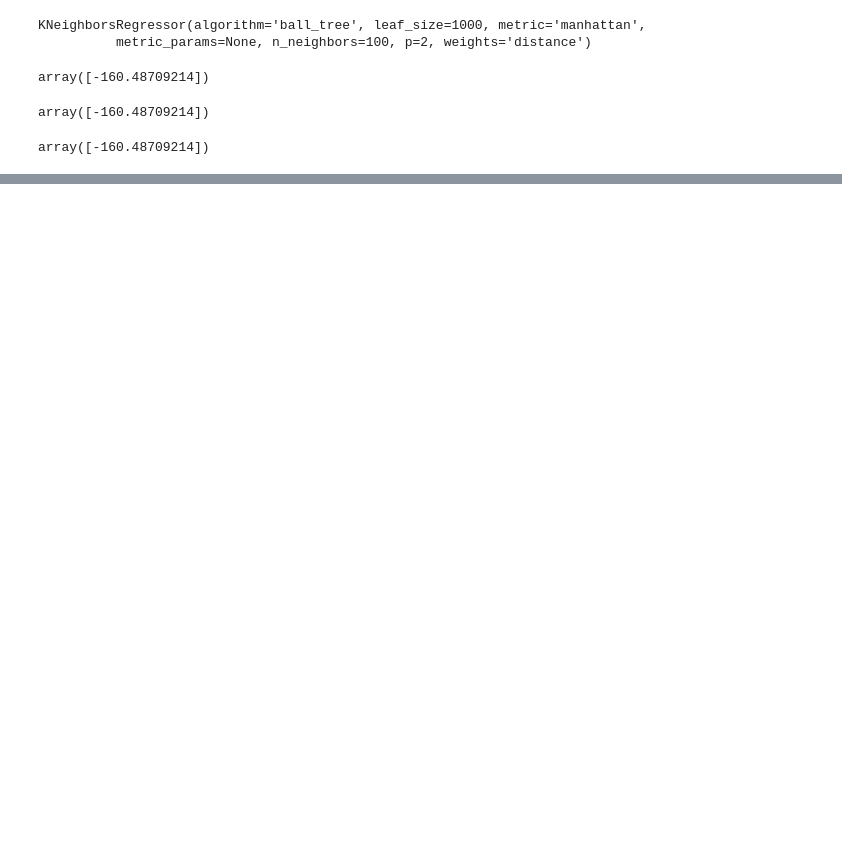
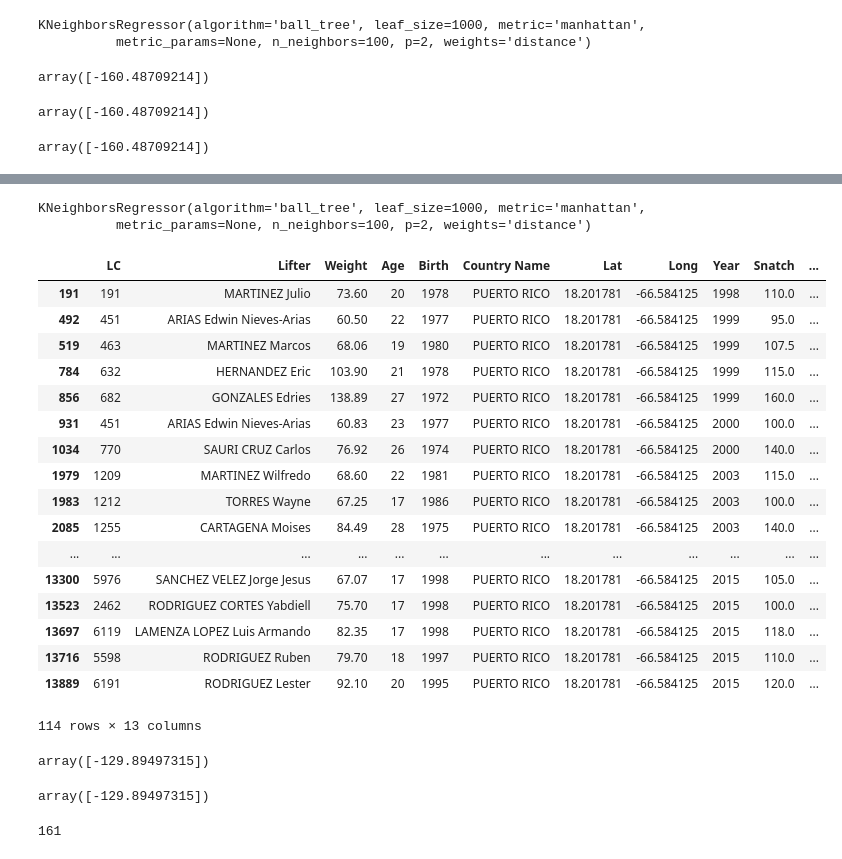
Before and after one commit to nelabdiel/IoK, a Jupyter notebook: datatopickle.ipynb, the cells around one changed output, grey strips where cells are left out. Drawn from its saved outputs; the diff is of its cells as text; code cells hidden in the pictures; blank space fills up the shorter version.

Commit message:
improving model

```diff
--- a/datatopickle.ipynb
+++ b/datatopickle.ipynb
@@ -69,0 +252,5 @@ from scipy import sparse
+# %%
+#opens the file to make sure it worked
+with open('recent_geo.pkl', 'rb') as input:
+    rgeo = pickle.load(input)
+r_geo = rgeo.recgeo
@@ -69,0 +280,30 @@ from scipy import sparse
+# %%
+nei.fit(X_train, y_train)
+# %% [output]
+KNeighborsRegressor(algorithm='ball_tree', leaf_size=1000, metric='manhattan',
+          metric_params=None, n_neighbors=100, p=2, weights='distance')
+# %%
+r_geo[r_geo['Country Name']=='PUERTO RICO']
+# %% [output]
+|  | LC | Lifter | Weight | Age | Birth | Country Name | Lat | Long | Year | Snatch | ... |
+| 191 | 191 | MARTINEZ Julio | 73.60 | 20 | 1978 | PUERTO RICO | 18.201781 | -66.584125 | 1998 | 110.0 | ... |
+| 492 | 451 | ARIAS Edwin Nieves-Arias | 60.50 | 22 | 1977 | PUERTO RICO | 18.201781 | -66.584125 | 1999 | 95.0 | ... |
+| 519 | 463 | MARTINEZ Marcos | 68.06 | 19 | 1980 | PUERTO RICO | 18.201781 | -66.584125 | 1999 | 107.5 | ... |
+| 784 | 632 | HERNANDEZ Eric | 103.90 | 21 | 1978 | PUERTO RICO | 18.201781 | -66.584125 | 1999 | 115.0 | ... |
+| 856 | 682 | GONZALES Edries | 138.89 | 27 | 1972 | PUERTO RICO | 18.201781 | -66.584125 | 1999 | 160.0 | ... |
+| 931 | 451 | ARIAS Edwin Nieves-Arias | 60.83 | 23 | 1977 | PUERTO RICO | 18.201781 | -66.584125 | 2000 | 100.0 | ... |
+| 1034 | 770 | SAURI CRUZ Carlos | 76.92 | 26 | 1974 | PUERTO RICO | 18.201781 | -66.584125 | 2000 | 140.0 | ... |
+| 1979 | 1209 | MARTINEZ Wilfredo | 68.60 | 22 | 1981 | PUERTO RICO | 18.201781 | -66.584125 | 2003 | 115.0 | ... |
+| 1983 | 1212 | TORRES Wayne | 67.25 | 17 | 1986 | PUERTO RICO | 18.201781 | -66.584125 | 2003 | 100.0 | ... |
+| 2085 | 1255 | CARTAGENA Moises | 84.49 | 28 | 1975 | PUERTO RICO | 18.201781 | -66.584125 | 2003 | 140.0 | ... |
+| ... | ... | ... | ... | ... | ... | ... | ... | ... | ... | ... | ... |
+| 13300 | 5976 | SANCHEZ VELEZ Jorge Jesus | 67.07 | 17 | 1998 | PUERTO RICO | 18.201781 | -66.584125 | 2015 | 105.0 | ... |
+| 13523 | 2462 | RODRIGUEZ CORTES Yabdiell | 75.70 | 17 | 1998 | PUERTO RICO | 18.201781 | -66.584125 | 2015 | 100.0 | ... |
+| 13697 | 6119 | LAMENZA LOPEZ Luis Armando | 82.35 | 17 | 1998 | PUERTO RICO | 18.201781 | -66.584125 | 2015 | 118.0 | ... |
+| 13716 | 5598 | RODRIGUEZ Ruben | 79.70 | 18 | 1997 | PUERTO RICO | 18.201781 | -66.584125 | 2015 | 110.0 | ... |
+| 13889 | 6191 | RODRIGUEZ Lester | 92.10 | 20 | 1995 | PUERTO RICO | 18.201781 | -66.584125 | 2015 | 120.0 | ... |
+114 rows × 13 columns
+# %%
+nei.predict([6119,18.201781,-66.584125,18,1998,2016])
+# %% [output]
+array([-129.89497315])
@@ -69,0 +324,4 @@ from scipy import sparse
+# %%
+model_imp.predict([6119,18.201781,-66.584125,18,1998,2016])
+# %% [output]
+array([-129.89497315])
@@ -69,0 +332,4 @@ from scipy import sparse
+# %%
+len(countries_unique)
+# %% [output]
+161
```
Also changed, not shown: parts of 49 cells of this notebook, 4 other files.
